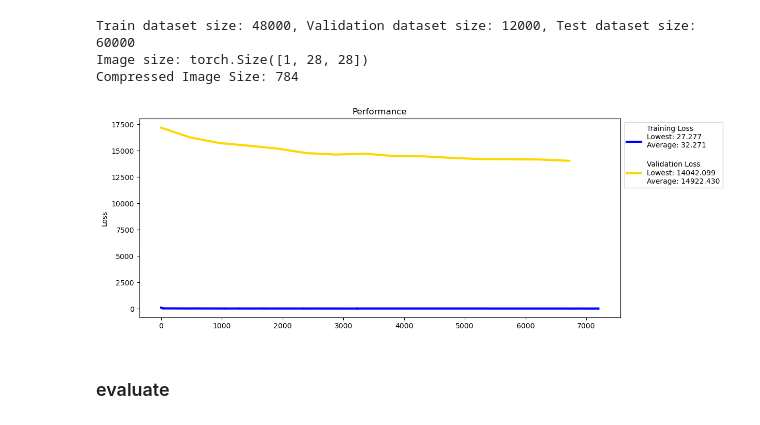
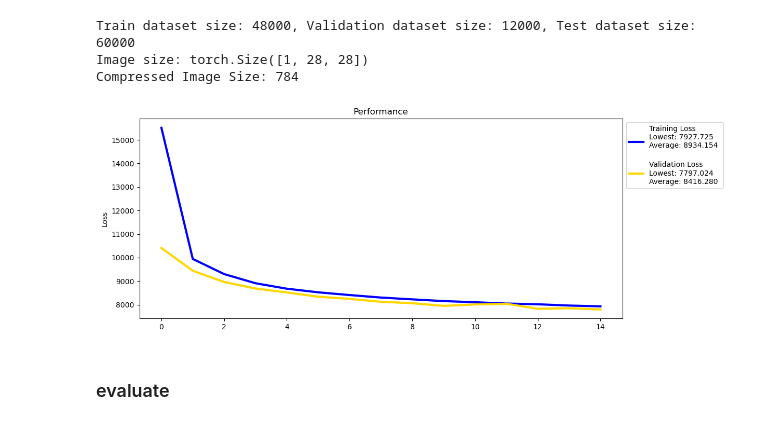
Before and after one commit to emmabacarra/cmbresearch, a Jupyter notebook: autoencoder practice/my convolutional vae.ipynb, the cells around one changed output. Saved outputs shown, nothing was run; the diff lists cells and outputs as text; code cells hidden in the pictures.

Commit message:
conv lots of underfitting

```diff
--- a/autoencoder practice/my vae.ipynb
+++ b/autoencoder practice/my convolutional vae.ipynb
@@ -208,21 +201,22 @@ Train dataset size: 48000, Validation dataset size: 12000, Test dataset size: 60
 Image size: torch.Size([1, 28, 28])
 Compressed Image Size: 784
 # %%
-model = vae(
-        input_dim=img_size,
-        hidden_dim=112, # <------
-        num_layers=56, # <------
-        latent_dim=2,
-        leak=0.8, drop=0.03, # <------
-        stochastic=False
-    ).to(device)
+model = ConvVAE(
+            image_channels=1,  # setting to 1 since the images are grayscale
+            init_channels=8,
+            kernel_size=14,
+            padding=12,
+            latent_dim=16,
+            leak=0.8, drop=0.03,
+            stochastic=False
+        ).to(device)
 nnet = net(model, train_loader, val_loader, test_loader, batch_size)
 
-optimizer = Adam(model.parameters(), lr=0.001, weight_decay=1e-10) # <------
+optimizer = Adam(model.parameters(), lr=0.001, weight_decay=1e-10)
 
-nnet.train(optimizer=optimizer, epochs=15, x_dim=img_size, lsfn=loss_function)
+nnet.train(optimizer=optimizer, epochs=15, x_dim=img_size, lsfn=loss_function, linear=False)
 # %% [output]
-[figure, old version]
+[figure, new version]
 # %% [markdown]
 ### evaluate
 # %%
```
Also changed, not shown: parts of 3 cells of this notebook, 4 other files.
